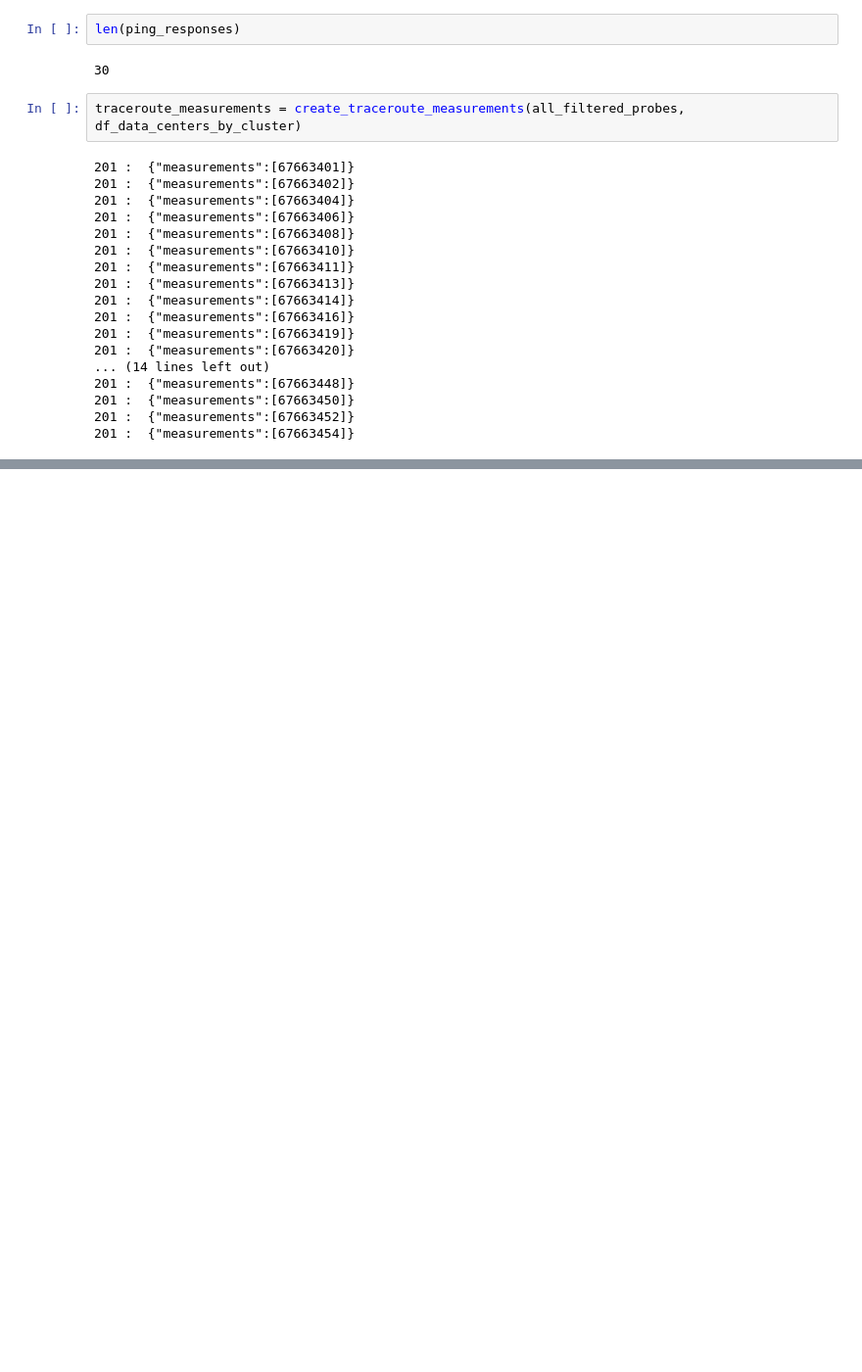
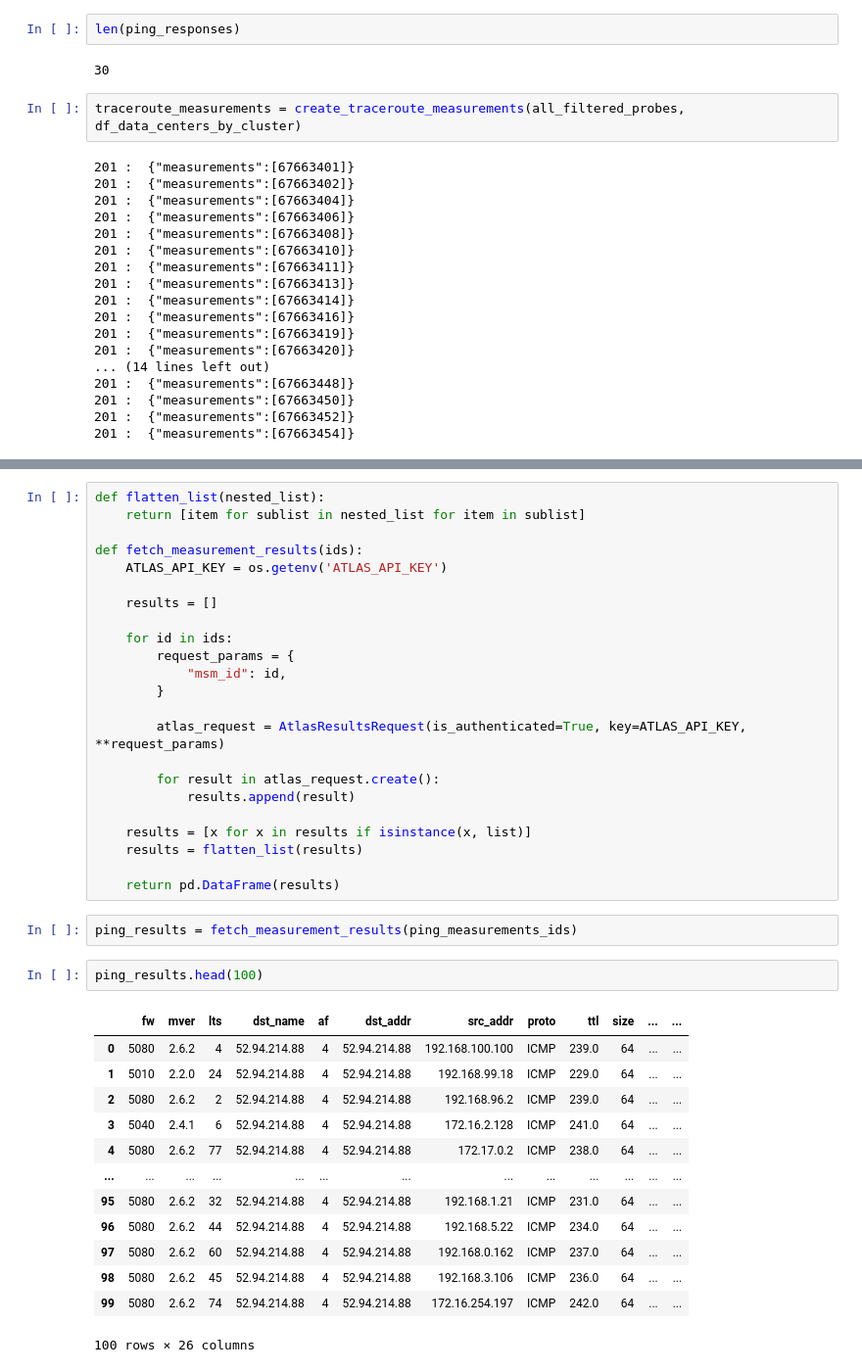
Before and after one commit to mpraski/cmb2023-assignment-3, a Jupyter notebook: assignment_three.ipynb, the cells around one changed output, grey strips where cells are left out. Shown at 98% size. Saved outputs shown, nothing was run; the diff lists cells and outputs as text; blank space fills up the shorter version.

```diff
--- a/assignment_three.ipynb
+++ b/assignment_three.ipynb
@@ -457,0 +522,41 @@ traceroute_measurements = create_traceroute_measurements(all_filtered_probes, df
+# %%
+def flatten_list(nested_list):
+    return [item for sublist in nested_list for item in sublist]
+
+def fetch_measurement_results(ids):
+    ATLAS_API_KEY = os.getenv('ATLAS_API_KEY')
+
+    results = []
+
+    for id in ids:
+        request_params = {
+            "msm_id": id,
+        }
+
+        atlas_request = AtlasResultsRequest(is_authenticated=True, key=ATLAS_API_KEY, **request_params)
+
+        for result in atlas_request.create():
+            results.append(result)
+
+    results = [x for x in results if isinstance(x, list)]
+    results = flatten_list(results)
+
+    return pd.DataFrame(results)
+# %%
+ping_results = fetch_measurement_results(ping_measurements_ids)
+# %%
+ping_results.head(100)
+# %% [output]
+|  | fw | mver | lts | dst_name | af | dst_addr | src_addr | proto | ttl | size | ... | ... |
+| 0 | 5080 | 2.6.2 | 4 | 52.94.214.88 | 4 | 52.94.214.88 | 192.168.100.100 | ICMP | 239.0 | 64 | ... | ... |
+| 1 | 5010 | 2.2.0 | 24 | 52.94.214.88 | 4 | 52.94.214.88 | 192.168.99.18 | ICMP | 229.0 | 64 | ... | ... |
+| 2 | 5080 | 2.6.2 | 2 | 52.94.214.88 | 4 | 52.94.214.88 | 192.168.96.2 | ICMP | 239.0 | 64 | ... | ... |
+| 3 | 5040 | 2.4.1 | 6 | 52.94.214.88 | 4 | 52.94.214.88 | 172.16.2.128 | ICMP | 241.0 | 64 | ... | ... |
+| 4 | 5080 | 2.6.2 | 77 | 52.94.214.88 | 4 | 52.94.214.88 | 172.17.0.2 | ICMP | 238.0 | 64 | ... | ... |
+| ... | ... | ... | ... | ... | ... | ... | ... | ... | ... | ... | ... | ... |
+| 95 | 5080 | 2.6.2 | 32 | 52.94.214.88 | 4 | 52.94.214.88 | 192.168.1.21 | ICMP | 231.0 | 64 | ... | ... |
+| 96 | 5080 | 2.6.2 | 44 | 52.94.214.88 | 4 | 52.94.214.88 | 192.168.5.22 | ICMP | 234.0 | 64 | ... | ... |
+| 97 | 5080 | 2.6.2 | 60 | 52.94.214.88 | 4 | 52.94.214.88 | 192.168.0.162 | ICMP | 237.0 | 64 | ... | ... |
+| 98 | 5080 | 2.6.2 | 45 | 52.94.214.88 | 4 | 52.94.214.88 | 192.168.3.106 | ICMP | 236.0 | 64 | ... | ... |
+| 99 | 5080 | 2.6.2 | 74 | 52.94.214.88 | 4 | 52.94.214.88 | 172.16.254.197 | ICMP | 242.0 | 64 | ... | ... |
+100 rows × 26 columns
```
Also changed, not shown: parts of 11 cells of this notebook, 1 other file.
